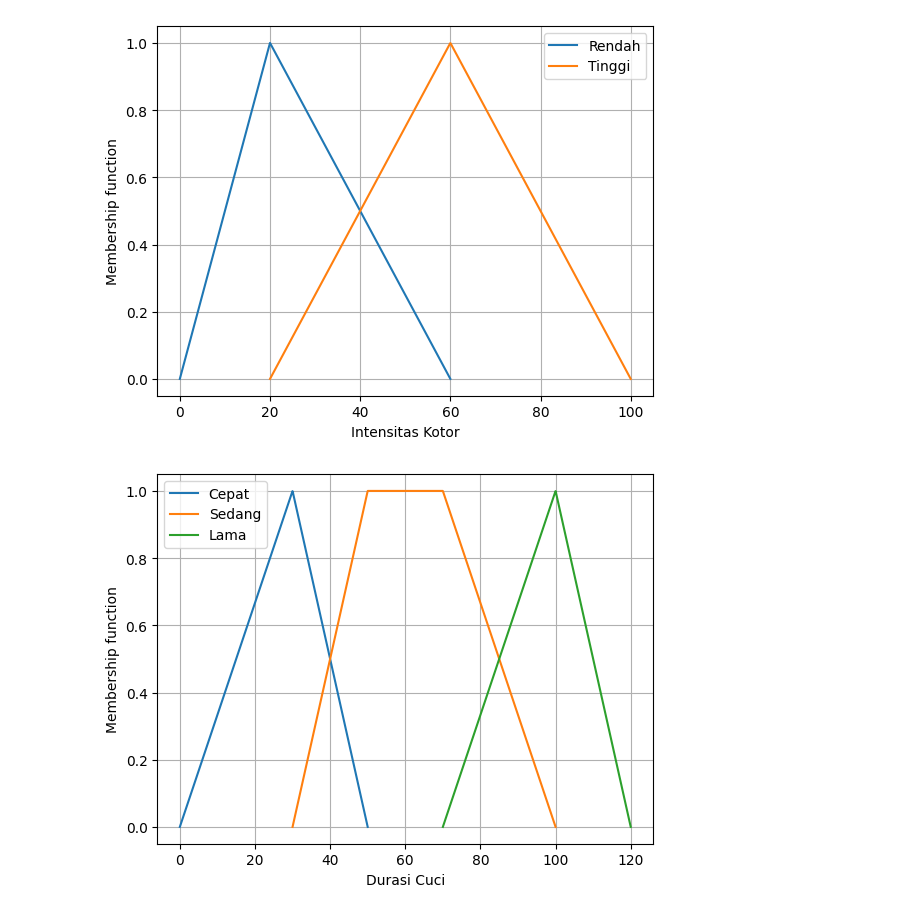
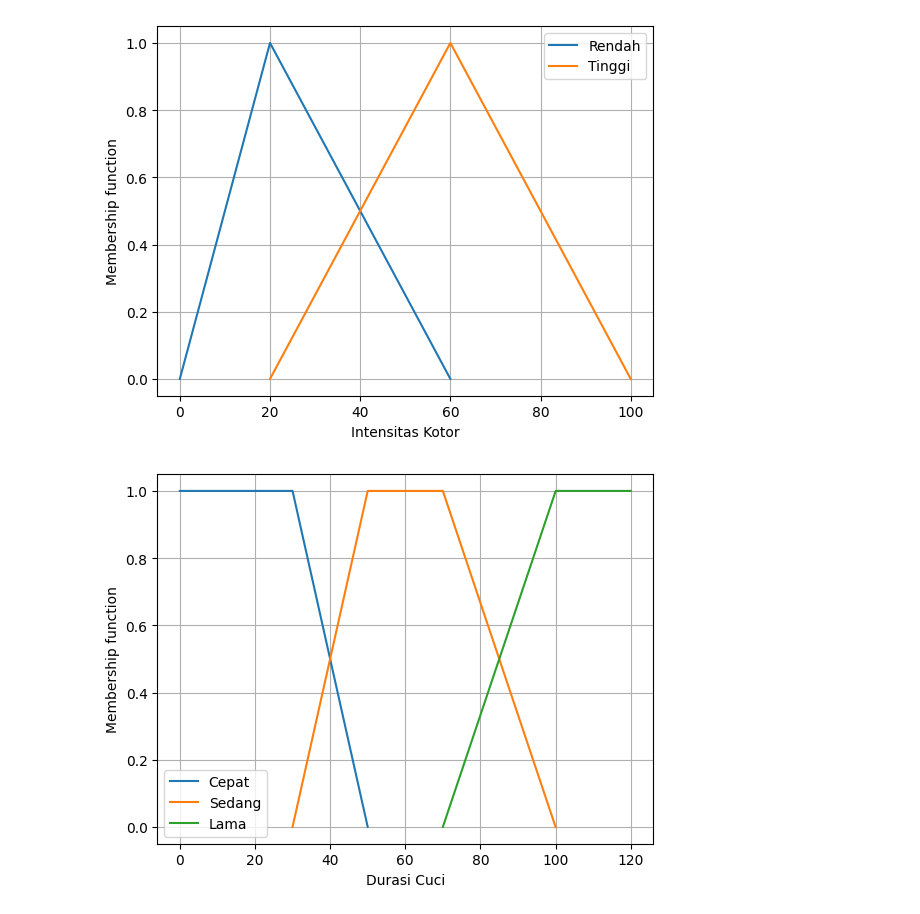
Before and after one commit to pramadikaegamo/soft-computing-praktik, a Jupyter notebook: Pertemuan 4/m4.ipynb, the cells around one changed output. Saved outputs shown, nothing was run; the diff lists cells and outputs as text; code cells hidden in the pictures.

```diff
--- a/Pertemuan 4/m4.ipynb
+++ b/Pertemuan 4/m4.ipynb
@@ -81,27 +81,27 @@ plt.show()
 # %%
 from pyit2fls import zero_mf, singleton_mf, const_mf, tri_mf, ltri_mf, rtri_mf, trapezoid_mf, gaussian_mf
 import matplotlib.pyplot as plt
 from numpy import linspace
 domain_cepat = linspace(0., 50, 1000)
 domain_sedang = linspace(30, 100, 1000)
 domain_lama = linspace(70, 120, 1000)
 # mySet = T1FS(domain, trapezoid_mf, [4, 6, 8, 10, 1.0])
 # mySet.plot()
 
 
-tri = tri_mf(domain_cepat, [0, 30, 50, 1.0])
+tri = trapezoid_mf(domain_cepat, [-10, 0, 30, 50, 1.0])
 trapezoid = trapezoid_mf(domain_sedang, [30, 50, 70, 100, 1.0])
-tri2 = tri_mf(domain_lama, [70, 100, 120, 1.0 ])
+tri2 = trapezoid_mf(domain_lama, [70, 100, 120, 140, 1.0 ])
 
 plt.figure()
 plt.plot(domain_cepat, tri, label="Cepat")
 plt.plot(domain_sedang, trapezoid, label="Sedang")
 plt.plot(domain_lama, tri2, label="Lama")
 plt.grid(True)
 plt.legend()
 plt.xlabel("Durasi Cuci")
 plt.ylabel("Membership function")
 plt.savefig("M04_5200411193_Pramadika Egamo.png")
 plt.show()
 # %% [output]
-[figure, old version]
+[figure, new version]
```
Also changed, not shown: 1 other file.
